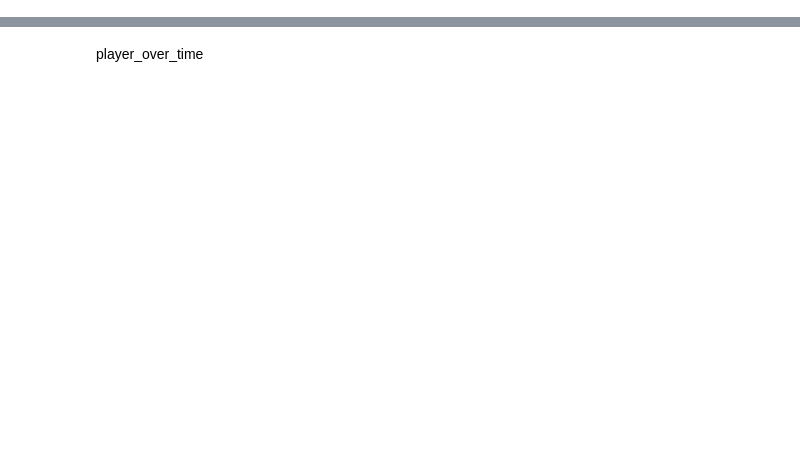
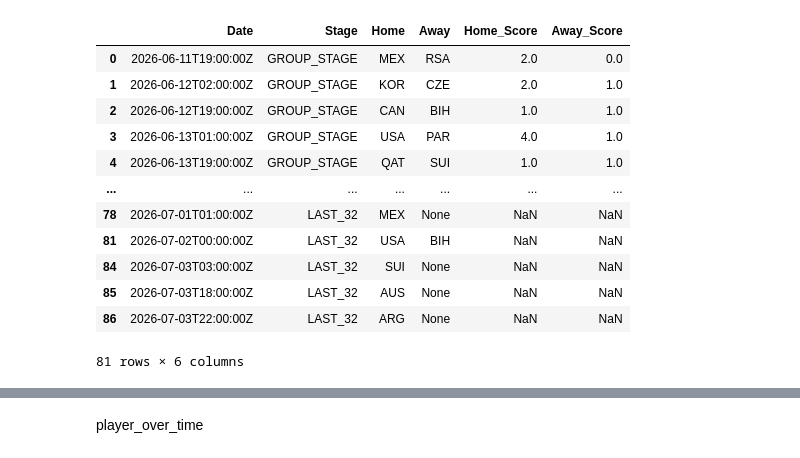
Before and after one commit to ajrb93/wc_fantasy_app, a Jupyter notebook: Working.ipynb, the cells around one changed output, grey strips where cells are left out. Saved outputs shown, nothing was run; the diff lists cells and outputs as text; code cells hidden in the pictures; blank space fills up the shorter version.

```diff
--- a/Working.ipynb
+++ b/Working.ipynb
@@ -83,3 +87,19 @@ matches_playoff = matches[matches.Stage != 'GROUP_STAGE']
+# %%
+matches.dropna(subset=['Home']).
+# %% [output]
+|  | Date | Stage | Home | Away | Home_Score | Away_Score |
+| 0 | 2026-06-11T19:00:00Z | GROUP_STAGE | MEX | RSA | 2.0 | 0.0 |
+| 1 | 2026-06-12T02:00:00Z | GROUP_STAGE | KOR | CZE | 2.0 | 1.0 |
+| 2 | 2026-06-12T19:00:00Z | GROUP_STAGE | CAN | BIH | 1.0 | 1.0 |
+| 3 | 2026-06-13T01:00:00Z | GROUP_STAGE | USA | PAR | 4.0 | 1.0 |
+| 4 | 2026-06-13T19:00:00Z | GROUP_STAGE | QAT | SUI | 1.0 | 1.0 |
+| ... | ... | ... | ... | ... | ... | ... |
+| 78 | 2026-07-01T01:00:00Z | LAST_32 | MEX | None | NaN | NaN |
+| 81 | 2026-07-02T00:00:00Z | LAST_32 | USA | BIH | NaN | NaN |
+| 84 | 2026-07-03T03:00:00Z | LAST_32 | SUI | None | NaN | NaN |
+| 85 | 2026-07-03T18:00:00Z | LAST_32 | AUS | None | NaN | NaN |
+| 86 | 2026-07-03T22:00:00Z | LAST_32 | ARG | None | NaN | NaN |
+81 rows × 6 columns
 # %%
 fixtures = pd.read_csv('https://dtai.cs.kuleuven.be/sports/worldcup2026/data/fixtures.csv?v=1')
 fixtures['key'] = fixtures.apply(lambda r: tuple(sorted([r['Home Team'], r['Away Team']])),axis=1) #
```
Also changed, not shown: parts of 3 cells of this notebook, 2 other files.
